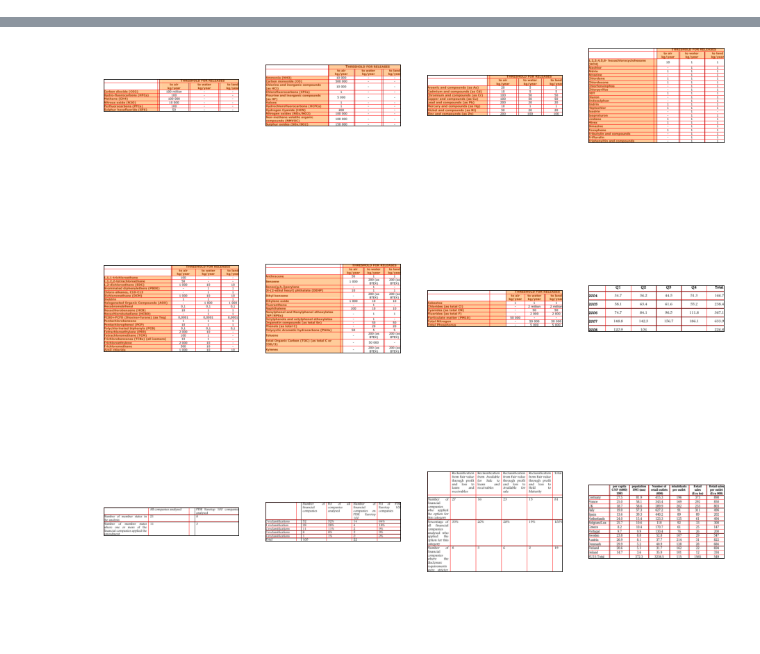
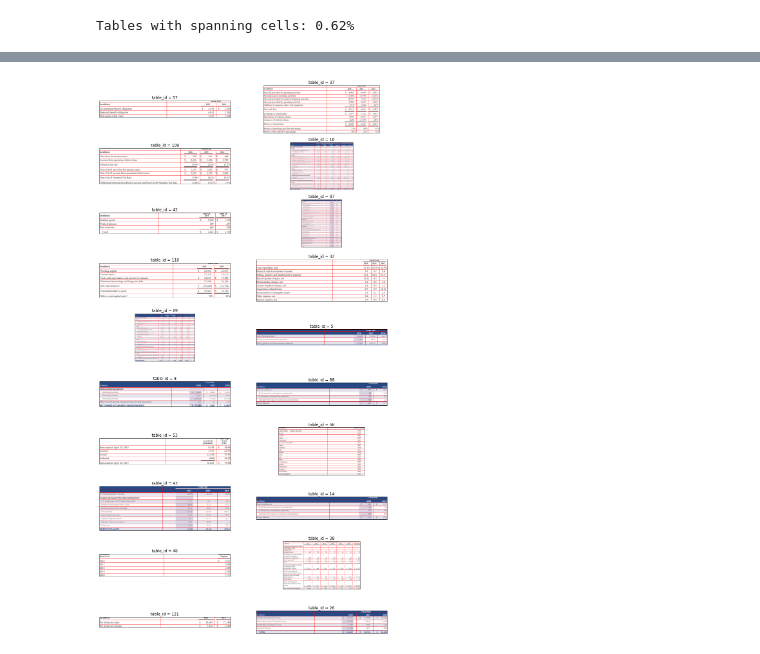
Before and after one commit to matroshenko/TableAnalyzer, a Jupyter notebook: explore_merge_dataset.ipynb, the cells around one changed output, grey strips where cells are left out. Cells and saved outputs as stored; diff of their text form; code cells hidden in the pictures; blank space fills up the shorter version.

```diff
--- a/explore_merge_dataset.ipynb
+++ b/explore_merge_dataset.ipynb
@@ -10,2 +12,3 @@ from utils.visualization import create_merge_result_image
 # %%
-ds = tfds.load('icdar_merge', split='test')
+ds = tfds.load('fin_tab_net_merge', split='train')
+ds = ds.shuffle(128, seed=42)
@@ -21,7 +15,16 @@ Dataset icdar_merge downloaded and prepared to /root/tensorflow_datasets/icdar_m
+# %%
+def has_cell_to_merge(element):
+    return tf.reduce_any(element['merge_right_mask']) or tf.reduce_any(element['merge_down_mask'])
+
+num_of_tables_with_spanning_cells = ds.reduce(
+    0, lambda state, element: state + tf.cast(has_cell_to_merge(element), tf.int32))
+print('Tables with spanning cells: {}%'.format(num_of_tables_with_spanning_cells/len(ds)))
+# %% [output]
+Tables with spanning cells: 0.62%
 # %%
-fig, axes = plt.subplots(3, 4, figsize=(16,16))
+fig, axes = plt.subplots(10, 2, figsize=(16,32))
 
-for element, ax in zip(ds.take(12), axes.flat):
+for element, ax in zip(ds.take(20), axes.flat):
     table_image = PIL.Image.fromarray(element['image'].numpy())
     debug_image = create_merge_result_image(
         table_image,
@@ -30,6 +33,8 @@ for element, ax in zip(ds.take(12), axes.flat):
         element['merge_right_mask'].numpy(),
         element['merge_down_mask'].numpy()
     )
+    table_id = Table.from_tensor(element['markup_table']).id
+    ax.set_title('table_id = {}'.format(table_id))
     ax.get_xaxis().set_visible(False)
     ax.get_yaxis().set_visible(False)
     ax.imshow(debug_image)
@@ -39 +43 @@ plt.show()
-[figure, old version]
+[figure, new version]
```
Also changed, not shown: parts of 3 cells of this notebook.
